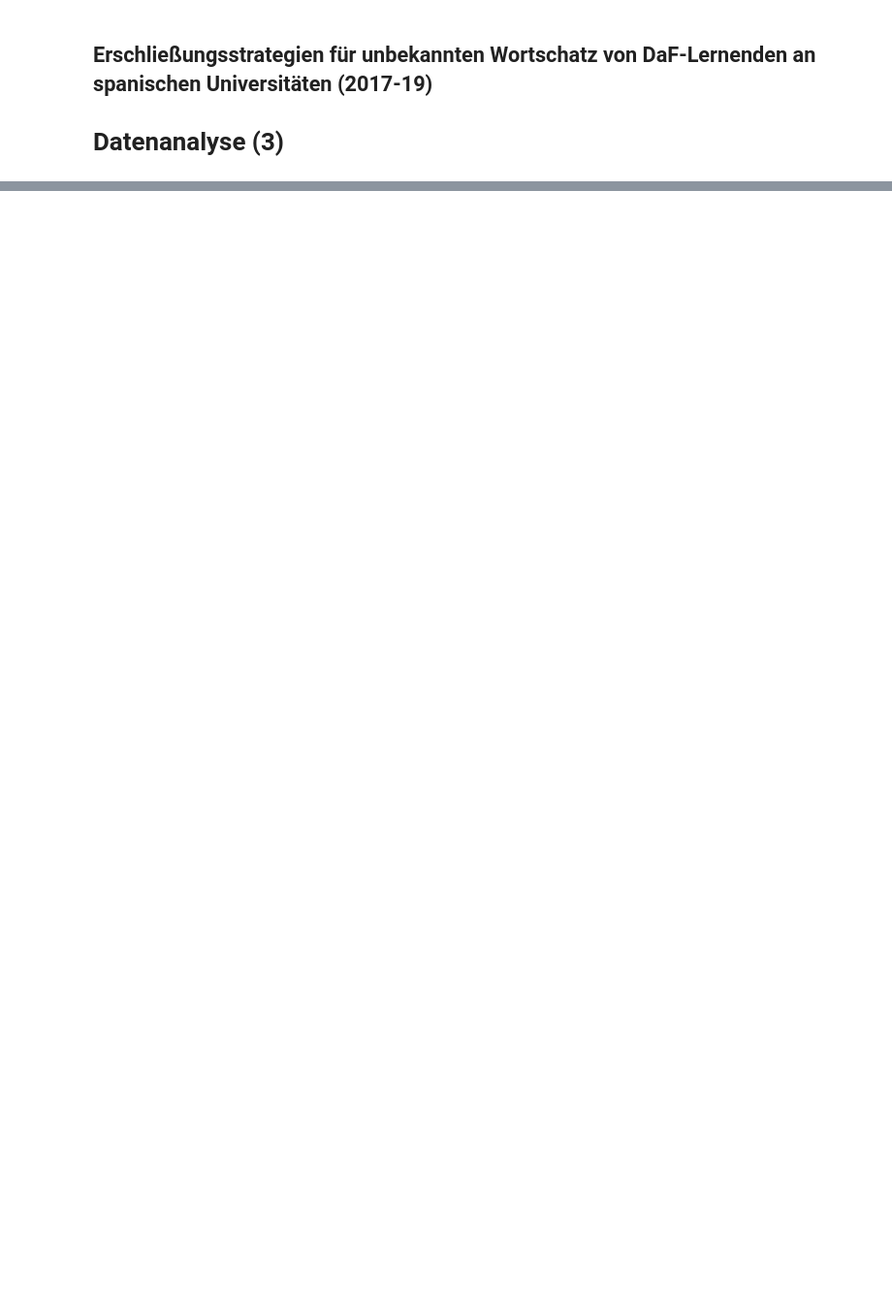
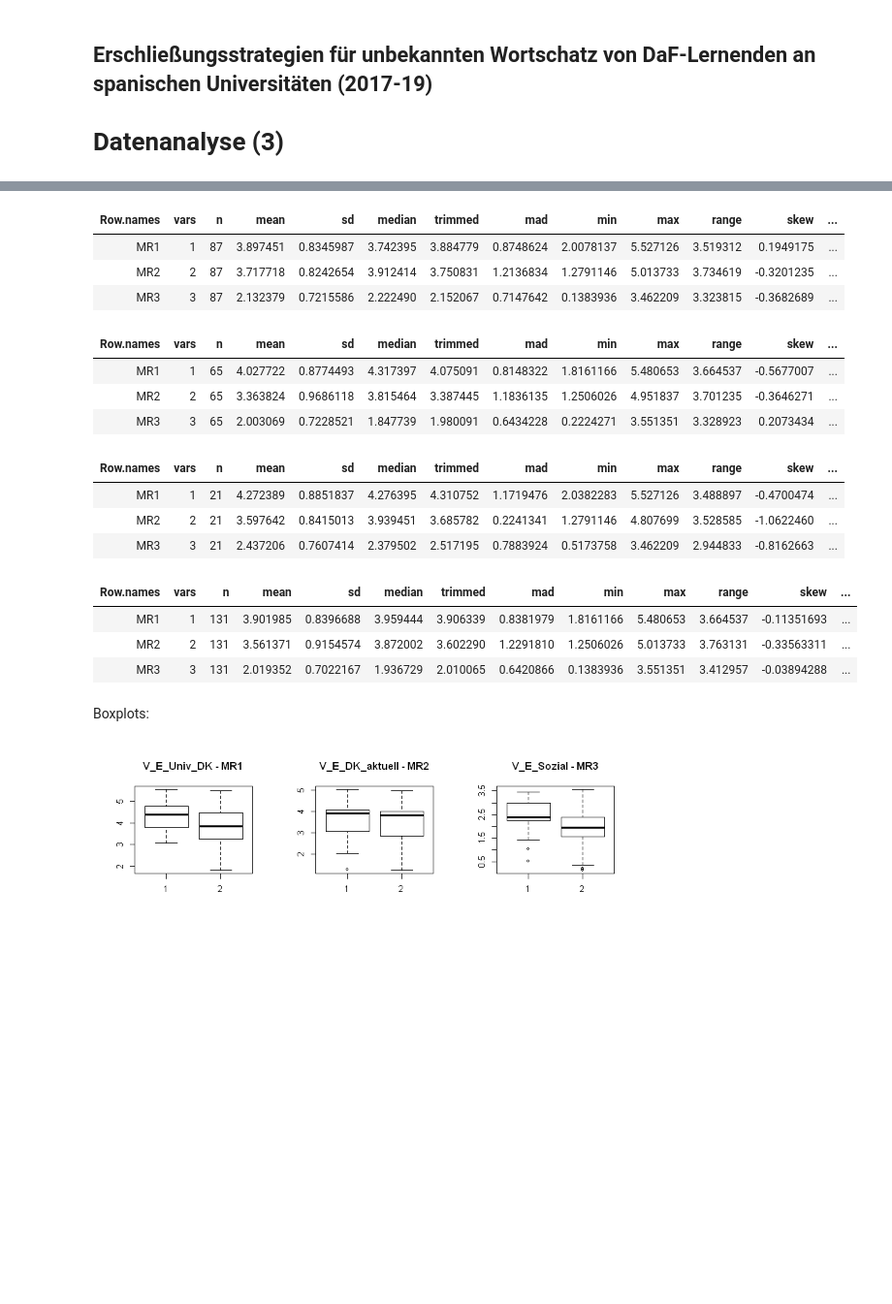
Before and after one commit to martinakienberger/Dissertation_LIS, a Jupyter notebook: Datenanalyse_3.ipynb, the cells around one changed output, grey strips where cells are left out. Shown at 97% size. Cells and saved outputs as stored; diff of their text form; code cells hidden in the pictures; blank space fills up the shorter version.

```diff
--- a/Datenanalyse_3.ipynb
+++ b/Datenanalyse_3.ipynb
@@ -270,0 +864,37 @@ show(fig)
+# %%
+df_details2(Df_total2[which((Df_total2$V_Niveau_DK=='1')&(Df_total2$V_E_DK_aktuell=='1')),])
+# %% [output]
+| Row.names | vars | n | mean | sd | median | trimmed | mad | min | max | range | skew | ... |
+| MR1 | 1 | 87 | 3.897451 | 0.8345987 | 3.742395 | 3.884779 | 0.8748624 | 2.0078137 | 5.527126 | 3.519312 | 0.1949175 | ... |
+| MR2 | 2 | 87 | 3.717718 | 0.8242654 | 3.912414 | 3.750831 | 1.2136834 | 1.2791146 | 5.013733 | 3.734619 | -0.3201235 | ... |
+| MR3 | 3 | 87 | 2.132379 | 0.7215586 | 2.222490 | 2.152067 | 0.7147642 | 0.1383936 | 3.462209 | 3.323815 | -0.3682689 | ... |
+# %%
+df_details2(Df_total2[which((Df_total2$V_Niveau_DK=='1')&(Df_total2$V_E_DK_aktuell=='2')),])
+# %% [output]
+| Row.names | vars | n | mean | sd | median | trimmed | mad | min | max | range | skew | ... |
+| MR1 | 1 | 65 | 4.027722 | 0.8774493 | 4.317397 | 4.075091 | 0.8148322 | 1.8161166 | 5.480653 | 3.664537 | -0.5677007 | ... |
+| MR2 | 2 | 65 | 3.363824 | 0.9686118 | 3.815464 | 3.387445 | 1.1836135 | 1.2506026 | 4.951837 | 3.701235 | -0.3646271 | ... |
+| MR3 | 3 | 65 | 2.003069 | 0.7228521 | 1.847739 | 1.980091 | 0.6434228 | 0.2224271 | 3.551351 | 3.328923 | 0.2073434 | ... |
+# %%
+df_details2(Df_total2[which((Df_total2$V_Niveau_DK=='1')&(Df_total2$V_E_Sozial=='1')),])
+# %% [output]
+| Row.names | vars | n | mean | sd | median | trimmed | mad | min | max | range | skew | ... |
+| MR1 | 1 | 21 | 4.272389 | 0.8851837 | 4.276395 | 4.310752 | 1.1719476 | 2.0382283 | 5.527126 | 3.488897 | -0.4700474 | ... |
+| MR2 | 2 | 21 | 3.597642 | 0.8415013 | 3.939451 | 3.685782 | 0.2241341 | 1.2791146 | 4.807699 | 3.528585 | -1.0622460 | ... |
+| MR3 | 3 | 21 | 2.437206 | 0.7607414 | 2.379502 | 2.517195 | 0.7883924 | 0.5173758 | 3.462209 | 2.944833 | -0.8162663 | ... |
+# %%
+df_details2(Df_total2[which((Df_total2$V_Niveau_DK=='1')&(Df_total2$V_E_Sozial=='2')),])
+# %% [output]
+| Row.names | vars | n | mean | sd | median | trimmed | mad | min | max | range | skew | ... |
+| MR1 | 1 | 131 | 3.901985 | 0.8396688 | 3.959444 | 3.906339 | 0.8381979 | 1.8161166 | 5.480653 | 3.664537 | -0.11351693 | ... |
+| MR2 | 2 | 131 | 3.561371 | 0.9154574 | 3.872002 | 3.602290 | 1.2291810 | 1.2506026 | 5.013733 | 3.763131 | -0.33563311 | ... |
+| MR3 | 3 | 131 | 2.019352 | 0.7022167 | 1.936729 | 2.010065 | 0.6420866 | 0.1383936 | 3.551351 | 3.412957 | -0.03894288 | ... |
+# %% [markdown]
+Boxplots:
+# %%
+par(mfrow=c(3,3))
+boxplot(MR1~V_E_Univ_DK, data = Df_total2[which(Df_total2$V_Niveau_DK=='1'),], main = 'V_E_Univ_DK - MR1')
+boxplot(MR2~V_E_DK_aktuell, data = Df_total2[which(Df_total2$V_Niveau_DK=='1'),], main = 'V_E_DK_aktuell - MR2')
+boxplot(MR3~V_E_Sozial, data = Df_total2[which(Df_total2$V_Niveau_DK=='1'),], main = 'V_E_Sozial - MR3')
+# %% [output]
+[figure, added]
```
Also changed, not shown: parts of 379 cells of this notebook, 3 other files.
